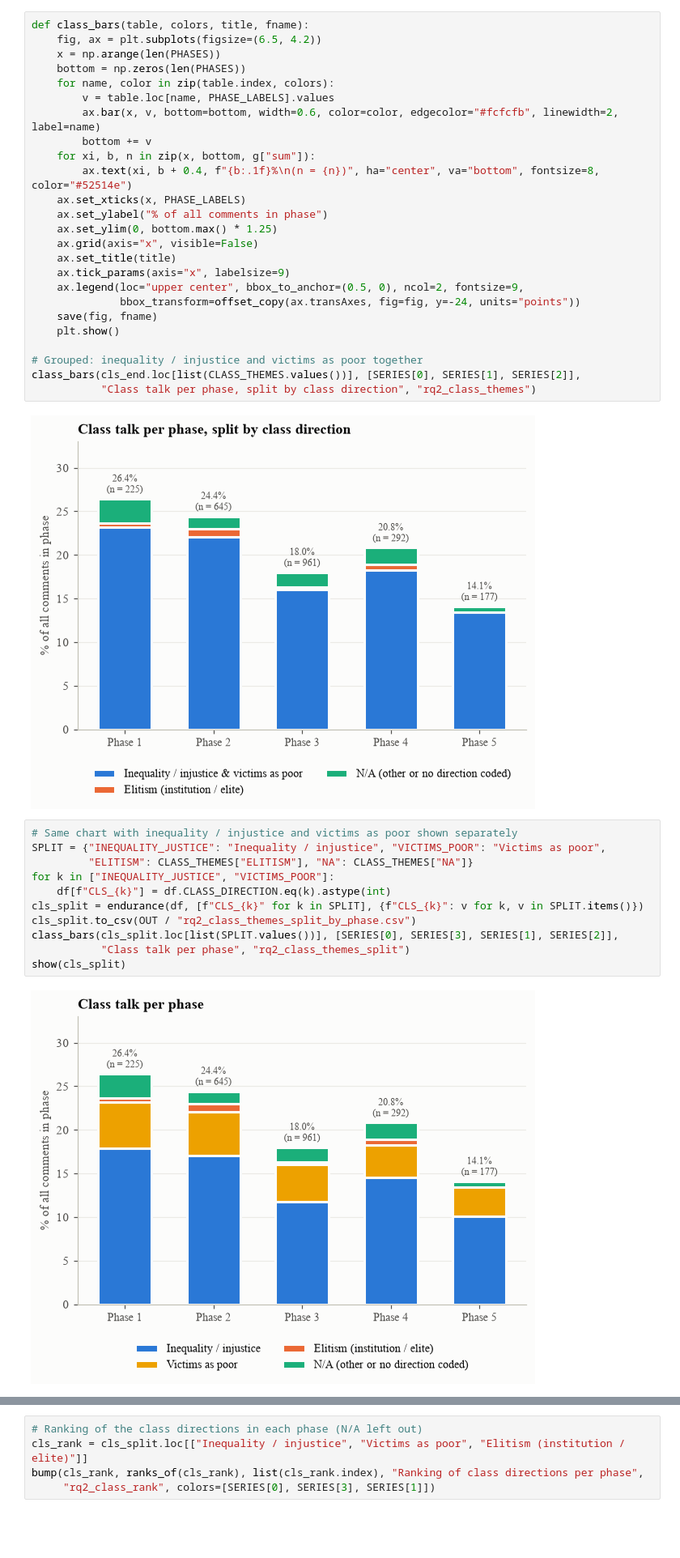
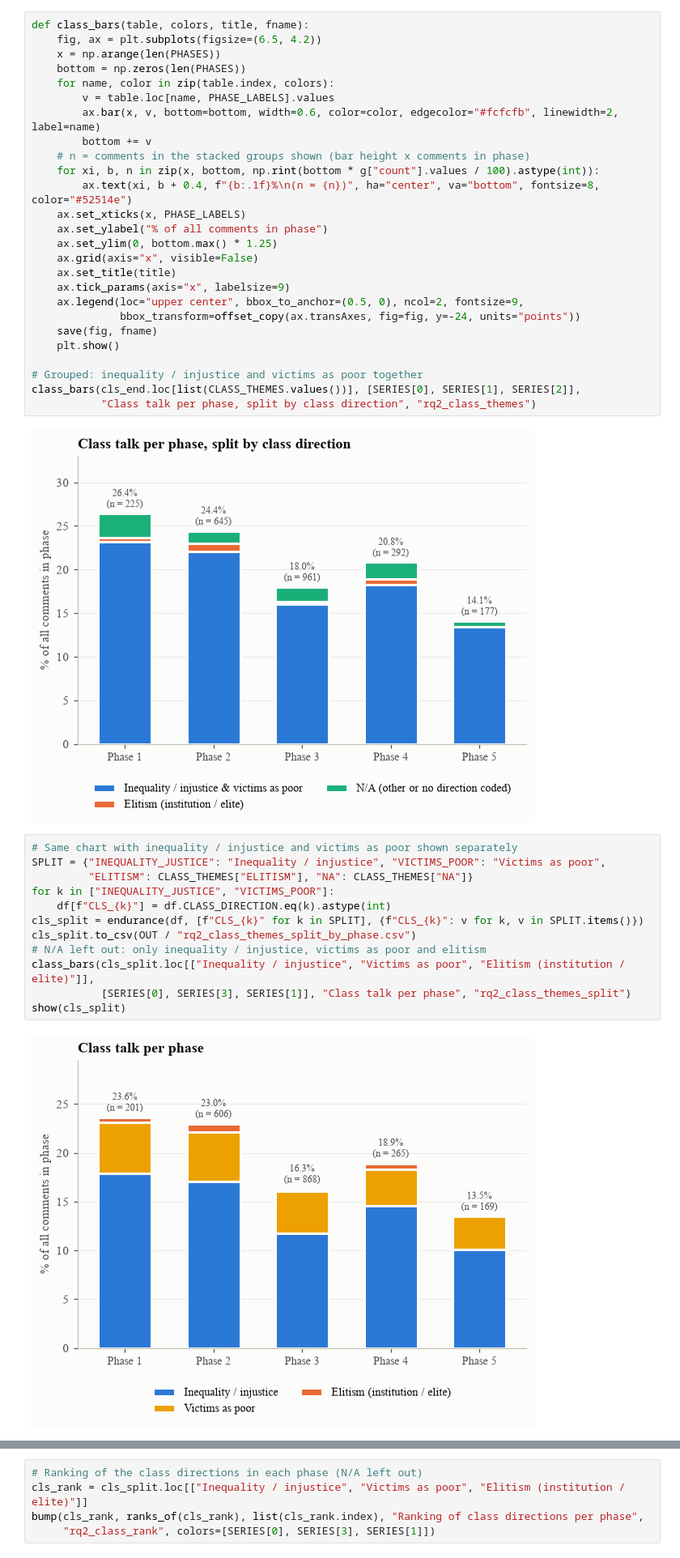
Before and after one commit to mbchavez27/crisis-management-analysis, a Jupyter notebook: 04-statistical-analysis/notebooks/03-findings.ipynb, the cells around one changed output, grey strips where cells are left out. Shown at 81% size. Drawn from its saved outputs; the diff is of its cells as text; blank space fills up the shorter version.

Commit message:
feat(findings): drop N/A from split class chart
Shows only inequality/injustice, victims as poor and elitism; the
bar labels now give the share and n of those three groups.

```diff
--- a/04-statistical-analysis/notebooks/03-findings.ipynb
+++ b/04-statistical-analysis/notebooks/03-findings.ipynb
@@ -620,7 +620,8 @@ def class_bars(table, colors, title, fname):
         v = table.loc[name, PHASE_LABELS].values
         ax.bar(x, v, bottom=bottom, width=0.6, color=color, edgecolor="#fcfcfb", linewidth=2, label=name)
         bottom += v
-    for xi, b, n in zip(x, bottom, g["sum"]):
+    # n = comments in the stacked groups shown (bar height x comments in phase)
+    for xi, b, n in zip(x, bottom, np.rint(bottom * g["count"].values / 100).astype(int)):
         ax.text(xi, b + 0.4, f"{b:.1f}%\n(n = {n})", ha="center", va="bottom", fontsize=8, color="#52514e")
     ax.set_xticks(x, PHASE_LABELS)
     ax.set_ylabel("% of all comments in phase")
@@ -641,16 +642,17 @@ class_bars(cls_end.loc[list(CLASS_THEMES.values())], [SERIES[0], SERIES[1], SERI
 # %%
 # Same chart with inequality / injustice and victims as poor shown separately
 SPLIT = {"INEQUALITY_JUSTICE": "Inequality / injustice", "VICTIMS_POOR": "Victims as poor",
          "ELITISM": CLASS_THEMES["ELITISM"], "NA": CLASS_THEMES["NA"]}
 for k in ["INEQUALITY_JUSTICE", "VICTIMS_POOR"]:
     df[f"CLS_{k}"] = df.CLASS_DIRECTION.eq(k).astype(int)
 cls_split = endurance(df, [f"CLS_{k}" for k in SPLIT], {f"CLS_{k}": v for k, v in SPLIT.items()})
 cls_split.to_csv(OUT / "rq2_class_themes_split_by_phase.csv")
-class_bars(cls_split.loc[list(SPLIT.values())], [SERIES[0], SERIES[3], SERIES[1], SERIES[2]],
-           "Class talk per phase", "rq2_class_themes_split")
+# N/A left out: only inequality / injustice, victims as poor and elitism
+class_bars(cls_split.loc[["Inequality / injustice", "Victims as poor", "Elitism (institution / elite)"]],
+           [SERIES[0], SERIES[3], SERIES[1]], "Class talk per phase", "rq2_class_themes_split")
 show(cls_split)
 # %% [output]
-[figure, old version]
+[figure, new version]
 |  | total | overall_% | Phase 1 | Phase 2 | Phase 3 | Phase 4 | Phase 5 | change_pp | cramers_v | p_holm | ... |
 | item |  |  |  |  |  |  |  |  |  |  | ... |
 | Inequality / injustice | 1558 | 13.6 | 17.9 | 17.1 | 11.7 | 14.6 | 10.1 | -7.7 | 0.078 | 8.22e-14 | ... |
```
Also changed, not shown: 1 other file.
